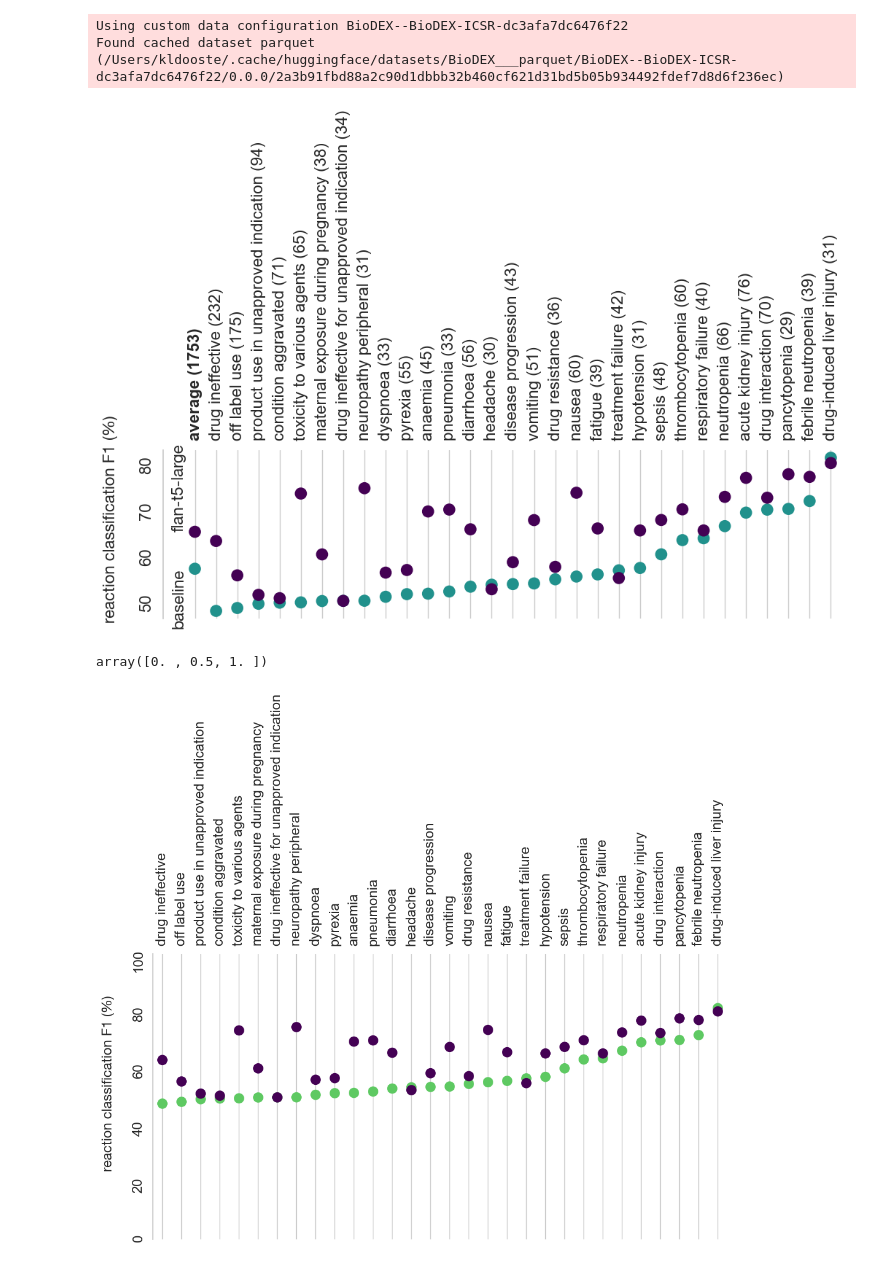
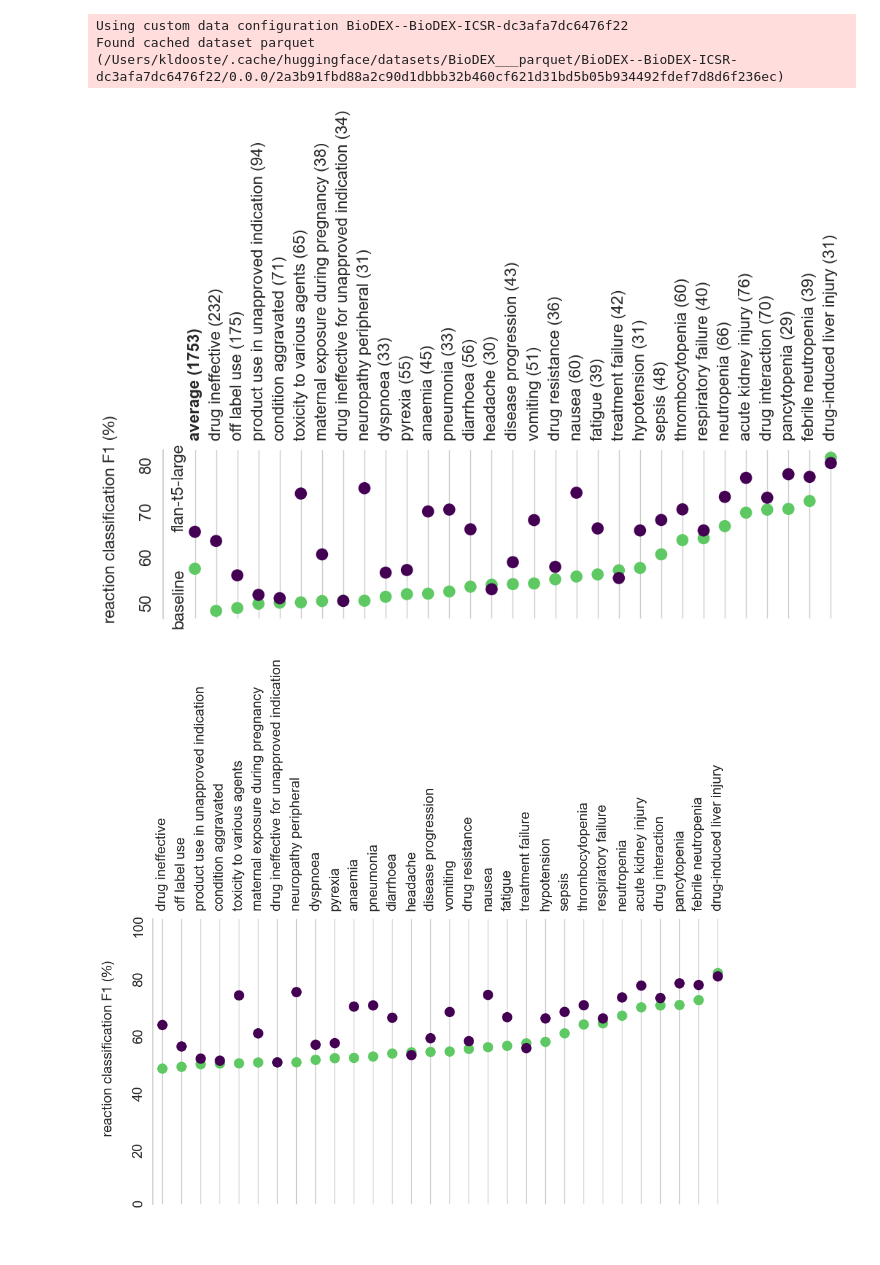
Before and after one commit to KarelDO/BioDEX, a Jupyter notebook: analysis/pv_classification_usecase.ipynb, the cells around one changed output. Drawn from its saved outputs; the diff is of its cells as text; code cells hidden in the pictures.

```diff
--- a/analysis/pv_classification_usecase.ipynb
+++ b/analysis/pv_classification_usecase.ipynb
@@ -203,7 +203,8 @@ fig, ax = plt.subplots(figsize=(12, 3))
 
 # Get viridis color cycle
 cmap = plt.get_cmap('viridis')
-palette = [cmap(i) for i in np.linspace(0, 1, 3)][:2][::-1]
+# palette = [cmap(i) for i in np.linspace(0, 1, 3)][:2][::-1]
+palette = [cmap(i) for i in [0.75, 0.]]
 
 # sns.swarmplot(data=data, x='targets', y='scores', hue='model', s=12, orient='v', palette=palette)
 sns.stripplot(data=data, x='targets', y='scores', hue='model', s=12, orient='v', palette=palette, jitter=False, dodge=False)
@@ -219,6 +220,7 @@ plt.rcParams['font.size'] = fontsize
 # Print the model labels on the dots
 targets = data['targets'].unique()
 data_indexed = data.set_index(['model', 'targets'])
+
 plt.text(-1.1, data_indexed.loc['flan-t5-large', targets[0]][0], 'flan-t5-large',verticalalignment='bottom', rotation=90)
 plt.text(-1.1, data_indexed.loc['baseline', targets[0]][0], 'baseline',verticalalignment='top', rotation=90)
 
@@ -280,38 +282,37 @@ ax.get_legend().remove()
 
 # for index, tick in enumerate(ax.xaxis.get_major_ticks()):
 #       if index == 0:
 #             tick.set_fontweight('bold')
 #     #   tick.label1.set_fontsize(fontsize)
 
 # Get the x-axis tick labels
 tick_labels = plt.gca().get_xticklabels()
 
 # Set the font weight for the first tick label
 tick_labels[0].set_weight('bold')
 
 
+
+
+
 # add space between bar and y=axis
 left, right = plt.xlim()
 plt.xlim((left-1, right))
 plt.savefig('./plots/reaction_classification.png', dpi=300, bbox_inches='tight')
 plt.show()
 
 
 from PIL import Image
 # Open the PNG file
 img = Image.open("./plots/reaction_classification.png")
 
 # Rotate the image by 90 degrees
 img = img.rotate(270, expand=True)
 
 # Overwrite the original file
 img.save("./plots/reaction_classification.png")
 # %% [output]
-[figure, old version]
+[figure, new version]
-# %%
-np.linspace(0, 1, 3)
-# %% [output]
-array([0. , 0.5, 1. ])
 # %%
 # slightly longer graph for in the presentation
 
```
Also changed, not shown: parts of 3 cells of this notebook, 5 other files.
